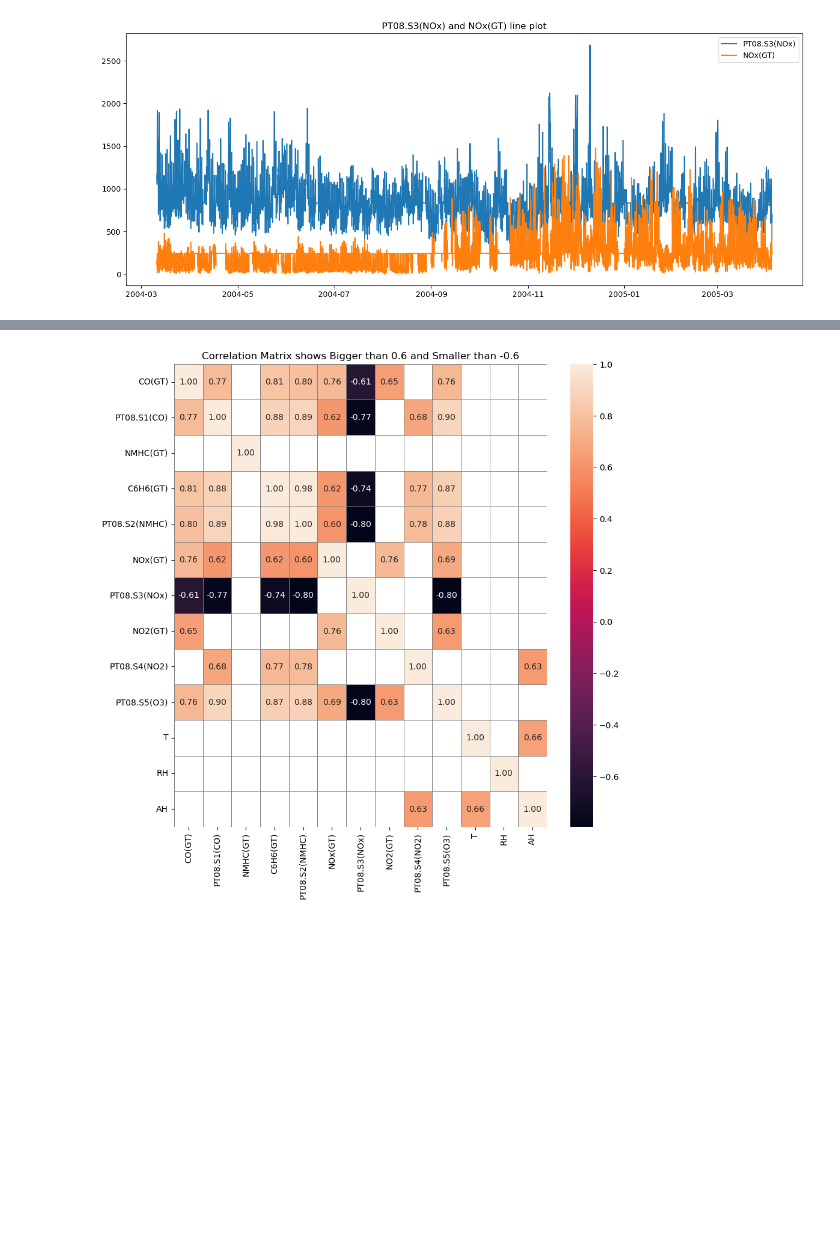
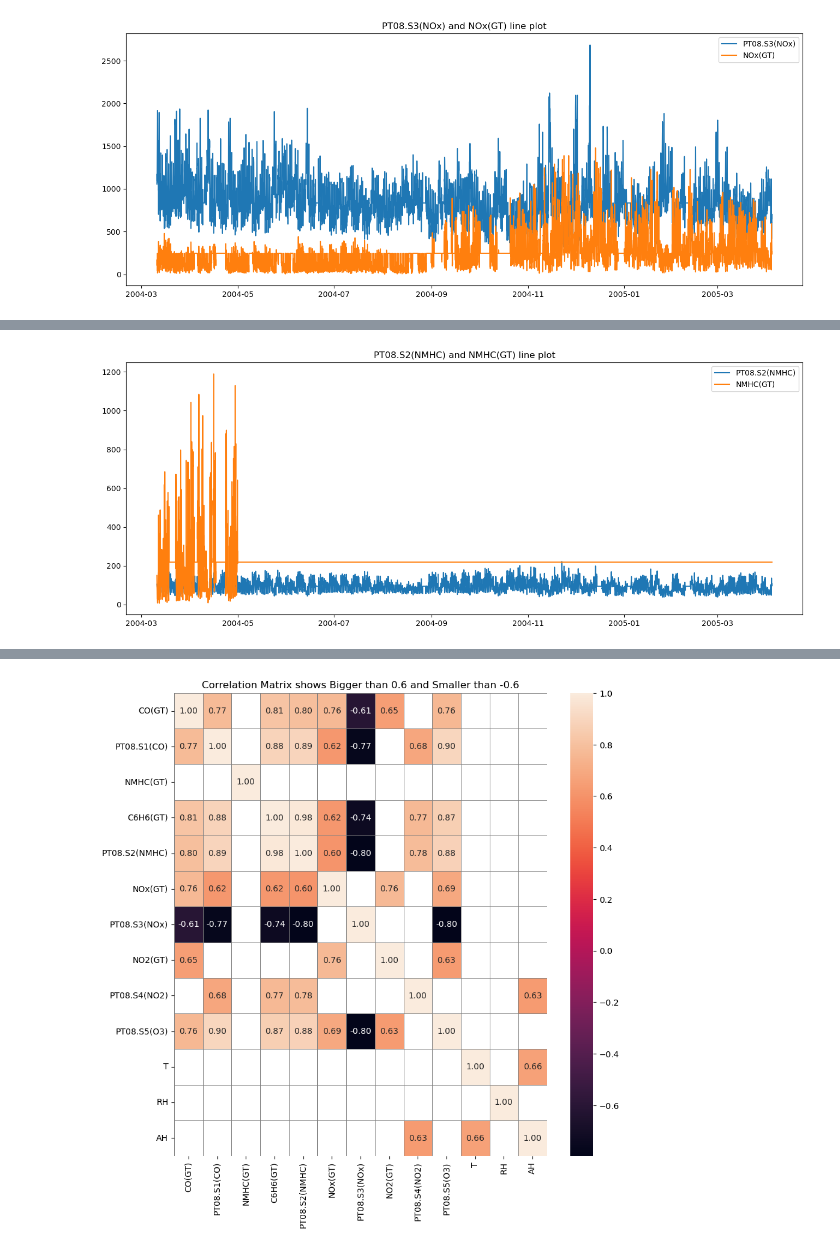
Before and after one commit to aemreusta/HU-AI, a Jupyter notebook: AIN429/Assignment 1/notebooks/01-emre-EDA.ipynb, the cells around one changed output, grey strips where cells are left out. Cells and saved outputs as stored; diff of their text form; code cells hidden in the pictures; blank space fills up the shorter version.

```diff
--- a/AIN429/Assignment 1/notebooks/01-emre-EDA.ipynb
+++ b/AIN429/Assignment 1/notebooks/01-emre-EDA.ipynb
@@ -382,0 +330,4 @@ show_line_plot(all_mean_df, "PT08.S1(CO)", "CO(GT)")
+# %%
+show_line_plot(all_mean_df, "PT08.S2(NMHC)", "NMHC(GT)")
+# %% [output]
+[figure, added]
```
Also changed, not shown: parts of 23 cells of this notebook.
